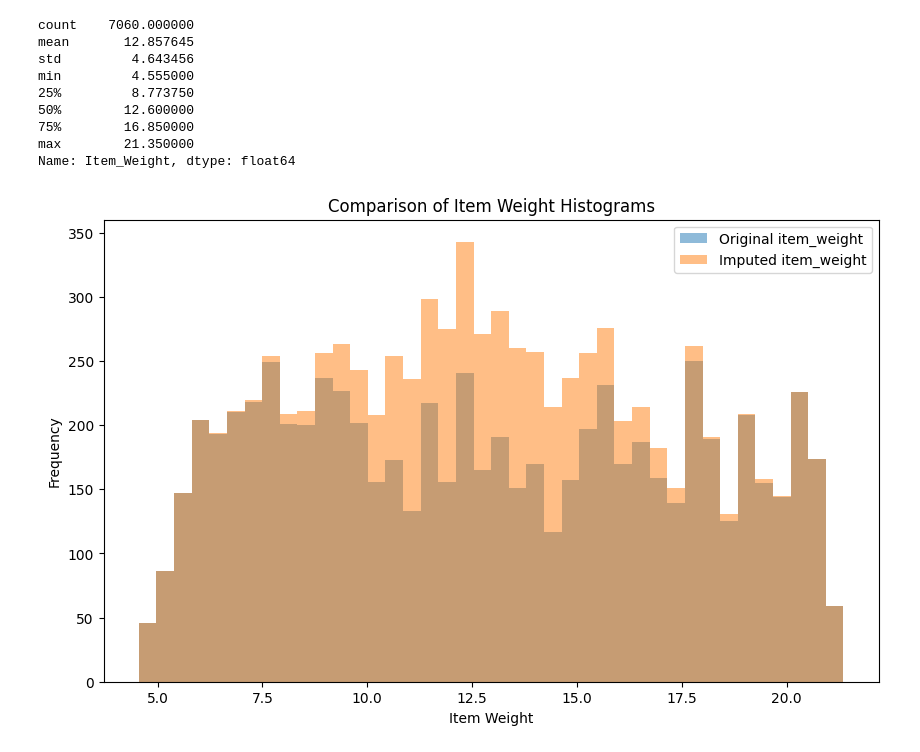
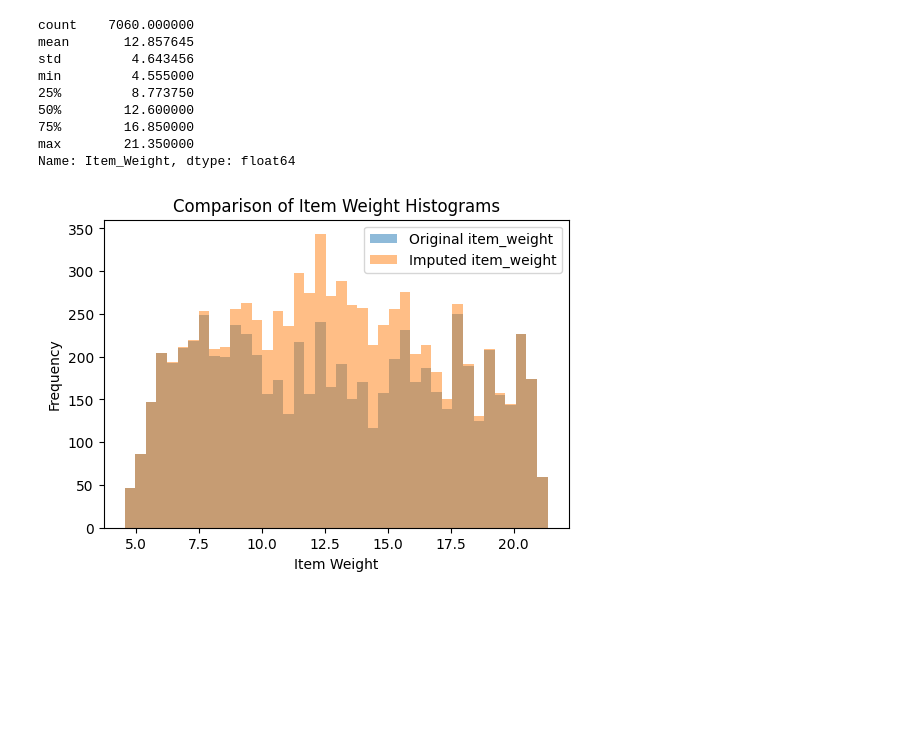
Before and after one commit to Adler-1014/SNU_ML_GROUP2, a Jupyter notebook: 머신러닝_전처리부터.ipynb, the cells around one changed output. Drawn from its saved outputs; the diff is of its cells as text; code cells hidden in the pictures; blank space fills up the shorter version.

```diff
--- a/머신러닝_전처리부터.ipynb
+++ b/머신러닝_전처리부터.ipynb
@@ -48,17 +106,17 @@ dtype: int64
 # %%
-from sklearn.impute import KNNImputer
+# KNN으로 Item_weight 대치
 
 # KNNImputer 객체 생성
 imputer = KNNImputer(n_neighbors=5)
 
-# 'item_weight' 열의 결측치를 대치하기 위해 해당 열을 추출하여 2차원 배열로 변환
-X = df[['Item_Weight', 'Item_MRP', 'Item_Visibility']].values
+# 'item_weight' 열의 결측치를 대치하기 위해 3가지 열의 데이터 추출
+X = df[['Item_Weight', 'Item_MRP', 'Item_Visibility']]
 
 # KNN 알고리즘을 사용하여 결측치 대치
 X_imputed = imputer.fit_transform(X)
 
-# 대치된 값으로 DataFrame 업데이트
-df['Item_Weight_imputed'] = X_imputed
+# 대치된 값으로 DataFrame 업데이트, 차원 맞추기
+df['Item_Weight_imputed'] = X_imputed[:, 0]
 # %%
 df['Item_Weight_imputed'].describe()
 # %% [output]
@@ -84,23 +142,24 @@ min         4.555000
 max        21.350000
 Name: Item_Weight, dtype: float64
 # %%
-plt.figure(figsize=(10, 6))
+# 히스토그램 겹쳐그리기 비교 / 3개 열 사용
+plt.figure(figsize=(6, 4))
 
 # 첫 번째 열에 대한 히스토그램
 plt.hist(df['Item_Weight'], bins=40, alpha=0.5, label='Original item_weight')
 
 # 두 번째 열에 대한 히스토그램
 plt.hist(df['Item_Weight_imputed'], bins=40, alpha=0.5, label='Imputed item_weight')
 
 # 레이블과 제목 추가
 plt.xlabel('Item Weight')
 plt.ylabel('Frequency')
 plt.title('Comparison of Item Weight Histograms')
 plt.legend()
 
 # 그래프 표시
 plt.show()
 # %% [output]
-[figure, old version]
+[figure, new version]
 # %%
 # 플롯 설정
```
Also changed, not shown: parts of 46 cells of this notebook.
